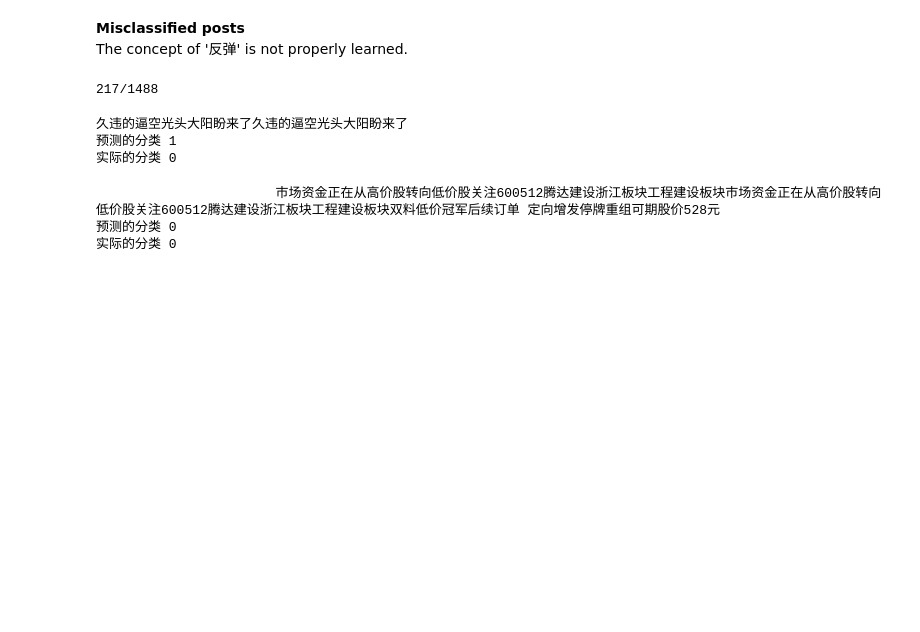
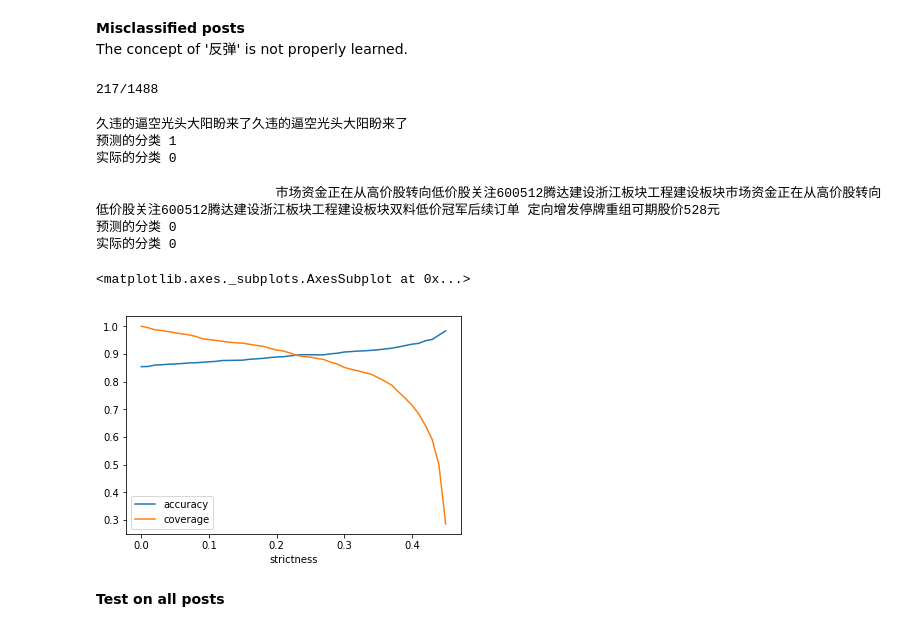
Before and after one commit to TimWGY/guba_research, a Jupyter notebook: guba_auto_labeling.ipynb, the cells around one changed output. Saved outputs shown, nothing was run; the diff lists cells and outputs as text; code cells hidden in the pictures; blank space fills up the shorter version.

```diff
--- a/guba_auto_labeling.ipynb
+++ b/guba_auto_labeling.ipynb
@@ -78,7 +81,7 @@ cn_model.most_similar(positive=['韭菜','买入'], negative=['庄家'], topn=1)
 # %% [markdown]
 **Load the hand-labeled stock message board data**
 # %%
-sentiment_data_1 = pd.read_csv('sentiment_data_1.csv')
+sentiment_data_1 = pd.read_csv('data/sentiment_data_1.csv')
 sentiment_data_1.sentiment = sentiment_data_1.sentiment.apply(int)
 sentiment_data_1.sentiment = sentiment_data_1.sentiment.apply(lambda x: x if x>0 else 0)
 # %%
@@ -421,6 +429,7 @@ negative output=0.37
 The concept of '反弹' is not properly learned.
 # %%
 y_pred = model.predict(X_test)
+y_pred_prob = model.predict(X_test)
 y_pred = y_pred.T[0]
 y_pred = [1 if p>= 0.5 else 0 for p in y_pred]
 y_pred = np.array(y_pred)
@@ -458,0 +465,31 @@ print('实际的分类', y_actual[idx])
+# %%
+test_df = pd.DataFrame(zip(y_pred_prob.T[0].T,y_pred,y_actual))
+test_df.columns = ['y_pred_prob','y_pred','y_actual']
+test_df['correct'] = y_pred==y_actual
+test_df['correct'] = test_df['correct'].apply(int)
+
+strictness = [x/100 for x in range(0,50)]
+
+coverages = []
+accuracies = []
+for strictness_thres in strictness:
+    this_coverage = test_df[abs(test_df.y_pred_prob-0.5) >= strictness_thres].correct.count()/len(test_df)
+    this_accuracy = test_df[abs(test_df.y_pred_prob-0.5) >= strictness_thres].correct.mean()
+    coverages.append(this_coverage)
+    accuracies.append(this_accuracy)
+
+cov_accu_df = pd.DataFrame()
+cov_accu_df['strictness'] = strictness
+cov_accu_df['coverage'] = coverages
+cov_accu_df['accuracy'] = accuracies
+
+cov_accu_df.dropna(inplace = True)
+
+cov_accu_df.plot('strictness',['accuracy','coverage'])
+
+# strictness_thres_hold = 0.25
+# %% [output]
+<matplotlib.axes._subplots.AxesSubplot at 0x...>
+[figure, added]
+# %% [markdown]
+**Test on all posts**
```
Also changed, not shown: parts of 24 cells of this notebook.
